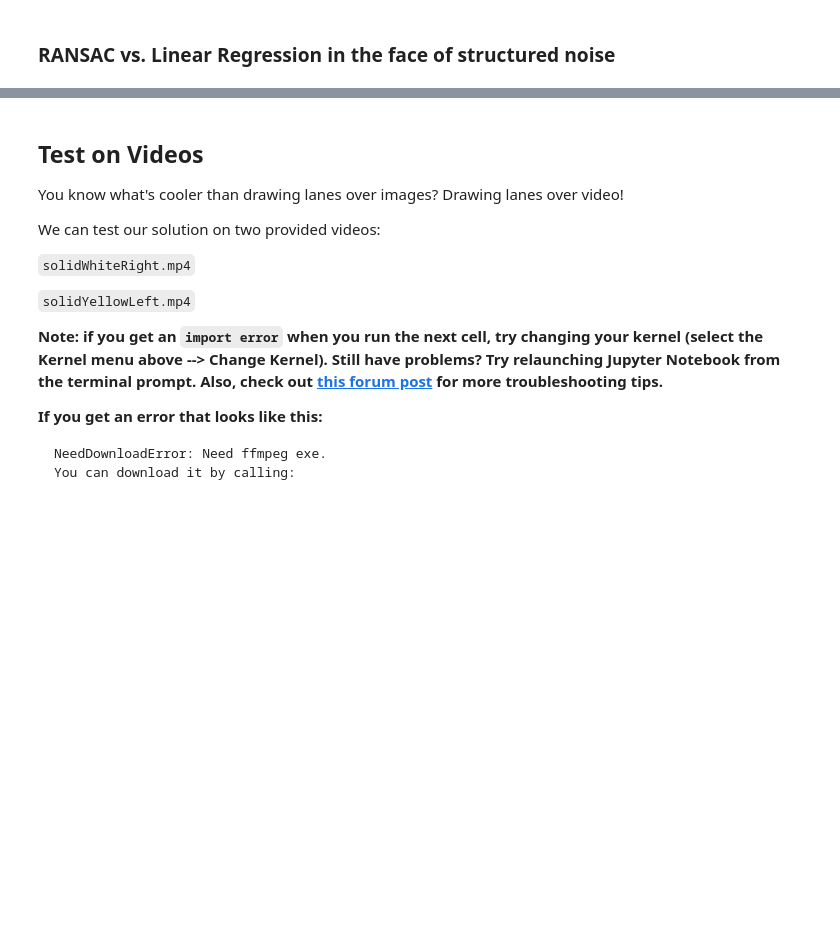
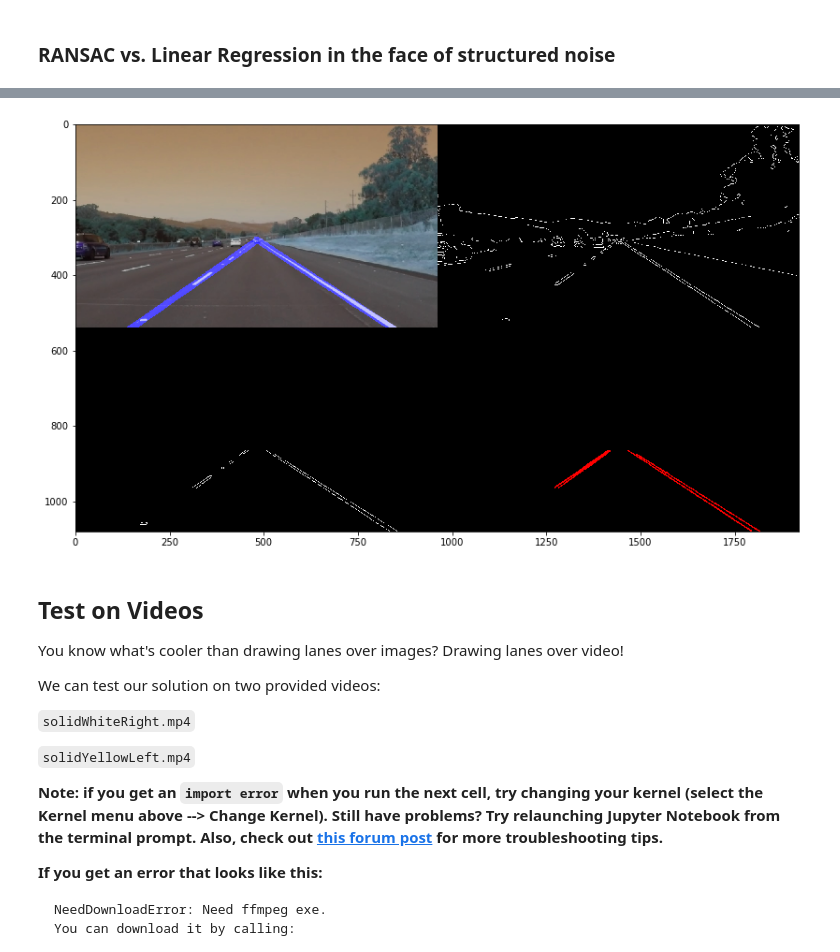
Before and after one commit to AndreiBarsan/CarND-LaneLines-P1, a Jupyter notebook: P1.ipynb, the cells around one changed output, grey strips where cells are left out. Saved outputs shown, nothing was run; the diff lists cells and outputs as text; code cells hidden in the pictures; blank space fills up the shorter version.

```diff
--- a/P1.ipynb
+++ b/P1.ipynb
@@ -415,12 +442,21 @@ def detect_lane(lane_detector, img, blur_kernel_size,
     hough_rho_res = 2
     # Angular resolution of the discretised Hough space.
     hough_theta_res = np.pi / 180
+    # Minimum brightness used in color thresholding
+    min_brightness = 125
 
     h = img.shape[0]
     w = img.shape[1]
     roi_vertices = [np.array([
         [w * 0.10, h], [w * 0.47, h * 0.60], [w * 0.53, h * 0.60], [w * 0.95, h]
     ], dtype=np.int32)]
+
+    # Threshold the image so we don't look at really dark pixels.
+    # Note that this doesn't seem to help too much in terms of accuracy, but
+    # it does seem to improve performance a little.
+#     img_gray = grayscale(img)
+#     img_intensity_mask = cv2.inRange(img_gray, min_brightness, 255)
+#     img_bright = img_gray & img_intensity_mask
 
     img_blur = gaussian_blur(img, blur_kernel_size)
     edge_img = canny(img_blur, canny_thresh_low, canny_thresh_high)
@@ -431,8 +467,8 @@ def detect_lane(lane_detector, img, blur_kernel_size,
 
     # Fuses the detected raw lines, superimposing them onto the
     # video frame.
-    # TODO(andrei): Separate actual lane detection from rendering.
-    img_out = draw_lines(lane_detector, img, raw_lines, [0, 0, 255], 10)
+    # TODO-LOW(andrei): Separate actual lane detection from rendering.
+    img_out = draw_lines(lane_detector, img, raw_lines, [0, 0, 255], 15)
 
     # Used for generating the combined debug output.
     edge_img_col = cv2.cvtColor(edge_img, cv2.COLOR_GRAY2RGB)
@@ -468,33 +504,35 @@ class LaneDetector(object):
         self.blur_kernel_size = 11
         self.canny_thresh_low = 35
         self.canny_thresh_high = 90
         self.hough_threshold = 30
         self.hough_min_line_length = 25
         self.hough_max_line_gap = 30
 
     def process_frame(self, frame_image):
         return detect_lane(
             self,
             frame_image,
             self.blur_kernel_size,
             self.canny_thresh_low,
             self.canny_thresh_high,
             self.hough_threshold,
             self.hough_min_line_length,
             self.hough_max_line_gap,
             plot=False)
 
 # The default values are approximately the best values.
 interactive(detect_lane,
     lane_detector=fixed(LaneDetector()),
     img=fixed(sample_img),
     blur_kernel_size=IntSlider(min=1, max=49, step=2, value=11, description="Gaussian Blur Kernel Size"),
     canny_thresh_low=IntSlider(min=10, max=100, value=35, description="Canny low threshold"),
     canny_thresh_high=IntSlider(min=10, max=100, value=90, description="Canny high threshold"),
     hough_threshold=IntSlider(min=1, max=50, value=30, description="Hough min votes in cell"),
     hough_min_line_length=IntSlider(min=10, max=150, value=25),
     hough_max_line_gap=IntSlider(min=1, max=150, value=30),
     plot=fixed(True))
+# %% [output]
+[figure, added]
 # %% [markdown]
 ## Test on Videos
 
```
Also changed, not shown: parts of 17 cells of this notebook.
